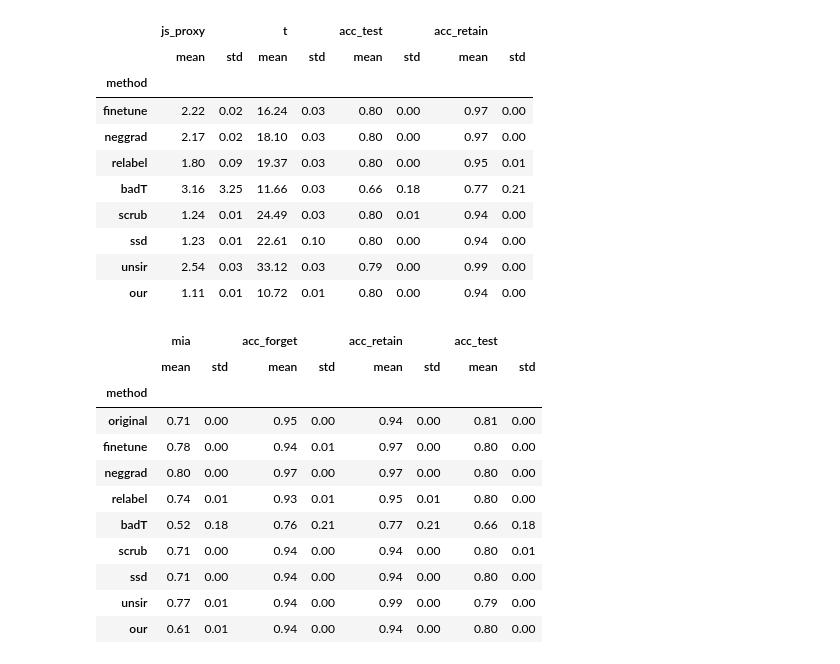
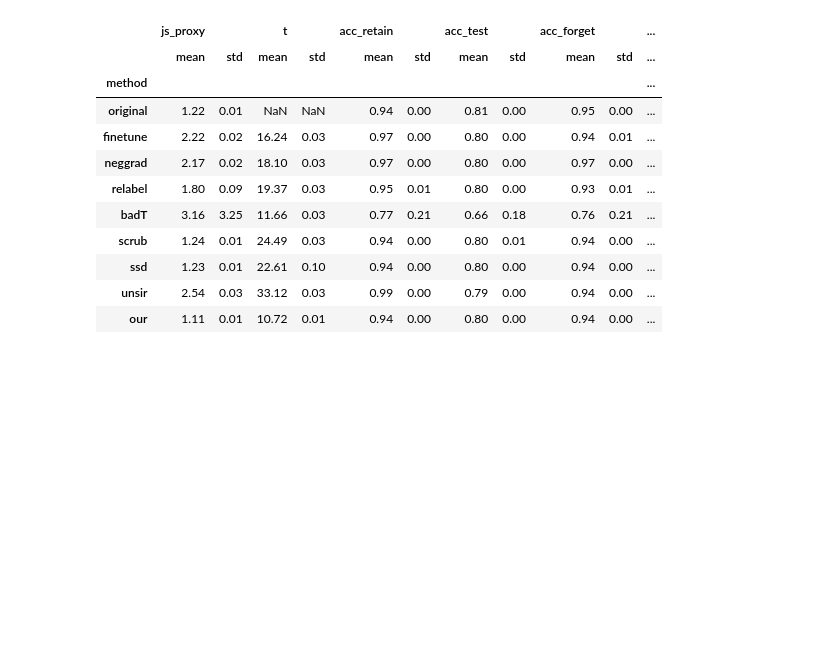
Before and after one commit to cspartalis/LoTUS, a Jupyter notebook: notebooks/results_imagenet.ipynb, the cells around one changed output. Cells and saved outputs as stored; diff of their text form; code cells hidden in the pictures; blank space fills up the shorter version.

```diff
--- a/notebooks/results_imagenet.ipynb
+++ b/notebooks/results_imagenet.ipynb
@@ -69,56 +69,25 @@ def get_results(experiment_name):
     grouped_df = grouped_df.round(2)
 
     main_df = grouped_df.loc[
-        ["finetune", "neggrad", "relabel", "badT", "scrub", "ssd", "unsir", "our"],
-        ["js_proxy", "t", "acc_test", "acc_retain"],
-    ]
-    appendix_df = grouped_df.loc[
-        [
-            "original",
-            "finetune",
-            "neggrad",
-            "relabel",
-            "badT",
-            "scrub",
-            "ssd",
-            "unsir",
-            "our",
-        ],
-        [
-            "mia",
-            "acc_forget",
-            "acc_retain",
-            "acc_test",
-        ],
+        ["original", "finetune", "neggrad", "relabel", "badT", "scrub", "ssd", "unsir", "our"],
+        ["js_proxy", "t", "acc_retain", "acc_test", "acc_forget", "mia"],
     ]
 
     display(main_df)
-    display(appendix_df)
 
-    return main_df, appendix_df
+    return main_df
 # %%
-vit_imagenet_main, vit_imagenet_appendix = get_results("vit-imagenet")
+vit_imagenet_main = get_results("vit-imagenet")
 # %% [output]
-|  | js_proxy |  | t |  | acc_test |  | acc_retain |  |
-|  | mean | std | mean | std | mean | std | mean | std |
-| method |  |  |  |  |  |  |  |  |
-| finetune | 2.22 | 0.02 | 16.24 | 0.03 | 0.80 | 0.00 | 0.97 | 0.00 |
-| neggrad | 2.17 | 0.02 | 18.10 | 0.03 | 0.80 | 0.00 | 0.97 | 0.00 |
-| relabel | 1.80 | 0.09 | 19.37 | 0.03 | 0.80 | 0.00 | 0.95 | 0.01 |
-| badT | 3.16 | 3.25 | 11.66 | 0.03 | 0.66 | 0.18 | 0.77 | 0.21 |
-| scrub | 1.24 | 0.01 | 24.49 | 0.03 | 0.80 | 0.01 | 0.94 | 0.00 |
-| ssd | 1.23 | 0.01 | 22.61 | 0.10 | 0.80 | 0.00 | 0.94 | 0.00 |
-| unsir | 2.54 | 0.03 | 33.12 | 0.03 | 0.79 | 0.00 | 0.99 | 0.00 |
-| our | 1.11 | 0.01 | 10.72 | 0.01 | 0.80 | 0.00 | 0.94 | 0.00 |
+|  | js_proxy |  | t |  | acc_retain |  | acc_test |  | acc_forget |  | ... |
+|  | mean | std | mean | std | mean | std | mean | std | mean | std | ... |
+| method |  |  |  |  |  |  |  |  |  |  | ... |
+| original | 1.22 | 0.01 | NaN | NaN | 0.94 | 0.00 | 0.81 | 0.00 | 0.95 | 0.00 | ... |
+| finetune | 2.22 | 0.02 | 16.24 | 0.03 | 0.97 | 0.00 | 0.80 | 0.00 | 0.94 | 0.01 | ... |
+| neggrad | 2.17 | 0.02 | 18.10 | 0.03 | 0.97 | 0.00 | 0.80 | 0.00 | 0.97 | 0.00 | ... |
+| relabel | 1.80 | 0.09 | 19.37 | 0.03 | 0.95 | 0.01 | 0.80 | 0.00 | 0.93 | 0.01 | ... |
+| badT | 3.16 | 3.25 | 11.66 | 0.03 | 0.77 | 0.21 | 0.66 | 0.18 | 0.76 | 0.21 | ... |
+| scrub | 1.24 | 0.01 | 24.49 | 0.03 | 0.94 | 0.00 | 0.80 | 0.01 | 0.94 | 0.00 | ... |
+| ssd | 1.23 | 0.01 | 22.61 | 0.10 | 0.94 | 0.00 | 0.80 | 0.00 | 0.94 | 0.00 | ... |
+| unsir | 2.54 | 0.03 | 33.12 | 0.03 | 0.99 | 0.00 | 0.79 | 0.00 | 0.94 | 0.00 | ... |
+| our | 1.11 | 0.01 | 10.72 | 0.01 | 0.94 | 0.00 | 0.80 | 0.00 | 0.94 | 0.00 | ... |
-|  | mia |  | acc_forget |  | acc_retain |  | acc_test |  |
-|  | mean | std | mean | std | mean | std | mean | std |
-| method |  |  |  |  |  |  |  |  |
-| original | 0.71 | 0.00 | 0.95 | 0.00 | 0.94 | 0.00 | 0.81 | 0.00 |
-| finetune | 0.78 | 0.00 | 0.94 | 0.01 | 0.97 | 0.00 | 0.80 | 0.00 |
-| neggrad | 0.80 | 0.00 | 0.97 | 0.00 | 0.97 | 0.00 | 0.80 | 0.00 |
-| relabel | 0.74 | 0.01 | 0.93 | 0.01 | 0.95 | 0.01 | 0.80 | 0.00 |
-| badT | 0.52 | 0.18 | 0.76 | 0.21 | 0.77 | 0.21 | 0.66 | 0.18 |
-| scrub | 0.71 | 0.00 | 0.94 | 0.00 | 0.94 | 0.00 | 0.80 | 0.01 |
-| ssd | 0.71 | 0.00 | 0.94 | 0.00 | 0.94 | 0.00 | 0.80 | 0.00 |
-| unsir | 0.77 | 0.01 | 0.94 | 0.00 | 0.99 | 0.00 | 0.79 | 0.00 |
-| our | 0.61 | 0.01 | 0.94 | 0.00 | 0.94 | 0.00 | 0.80 | 0.00 |
```
Also changed, not shown: 19 other files.
